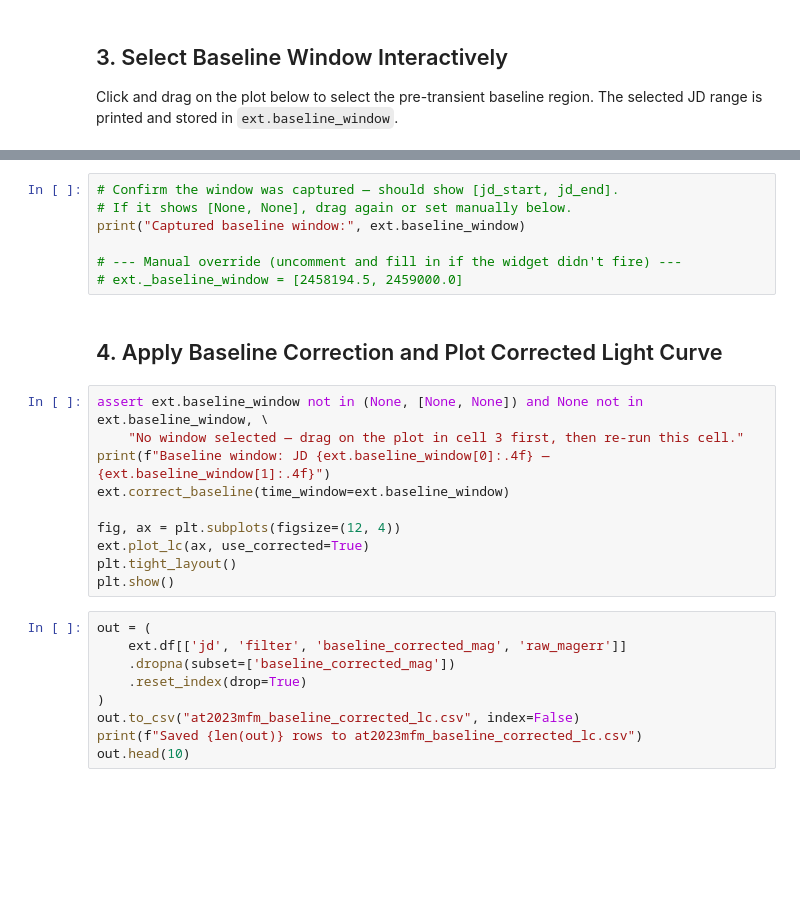
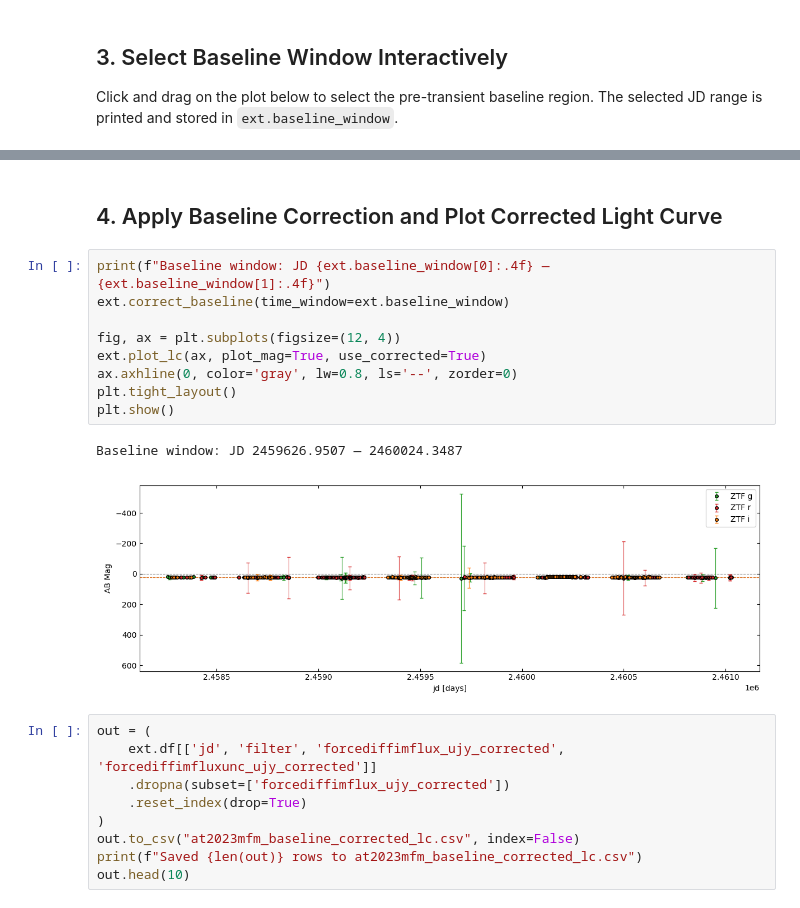
Before and after one commit to itaisfaradi/ZTF_FP_Reduction, a Jupyter notebook: at2023mfm_lc_workflow.ipynb, the cells around one changed output, grey strips where cells are left out. Cells and saved outputs as stored; diff of their text form; blank space fills up the shorter version.

```diff
--- a/at2023mfm_lc_workflow.ipynb
+++ b/at2023mfm_lc_workflow.ipynb
@@ -32,26 +45,21 @@ ext.get_baseline_window()
-# %%
-# Confirm the window was captured — should show [jd_start, jd_end].
-# If it shows [None, None], drag again or set manually below.
-print("Captured baseline window:", ext.baseline_window)
-
-# --- Manual override (uncomment and fill in if the widget didn't fire) ---
-# ext._baseline_window = [2458194.5, 2459000.0]
 # %% [markdown]
 ## 4. Apply Baseline Correction and Plot Corrected Light Curve
 # %%
-assert ext.baseline_window not in (None, [None, None]) and None not in ext.baseline_window, \
-    "No window selected — drag on the plot in cell 3 first, then re-run this cell."
 print(f"Baseline window: JD {ext.baseline_window[0]:.4f} — {ext.baseline_window[1]:.4f}")
 ext.correct_baseline(time_window=ext.baseline_window)
 
 fig, ax = plt.subplots(figsize=(12, 4))
-ext.plot_lc(ax, use_corrected=True)
+ext.plot_lc(ax, plot_mag=True, use_corrected=True)
+ax.axhline(0, color='gray', lw=0.8, ls='--', zorder=0)
 plt.tight_layout()
 plt.show()
+# %% [output]
+Baseline window: JD 2459626.9507 — 2460024.3487
+[figure, added]
 # %%
 out = (
-    ext.df[['jd', 'filter', 'baseline_corrected_mag', 'raw_magerr']]
-    .dropna(subset=['baseline_corrected_mag'])
+    ext.df[['jd', 'filter', 'forcediffimflux_ujy_corrected', 'forcediffimfluxunc_ujy_corrected']]
+    .dropna(subset=['forcediffimflux_ujy_corrected'])
     .reset_index(drop=True)
 )
 out.to_csv("at2023mfm_baseline_corrected_lc.csv", index=False)
```
Also changed, not shown: parts of 3 cells of this notebook, 1 other file.
